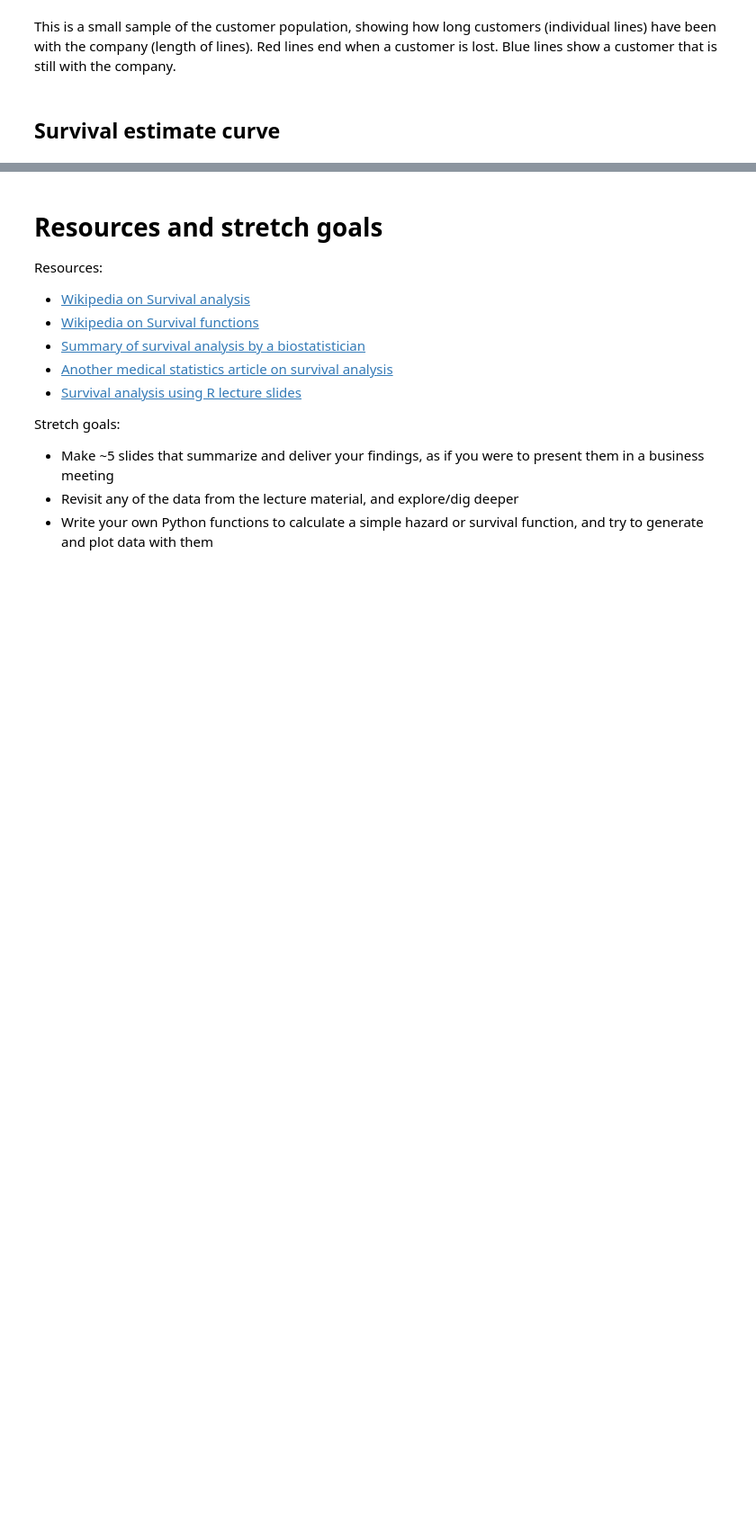
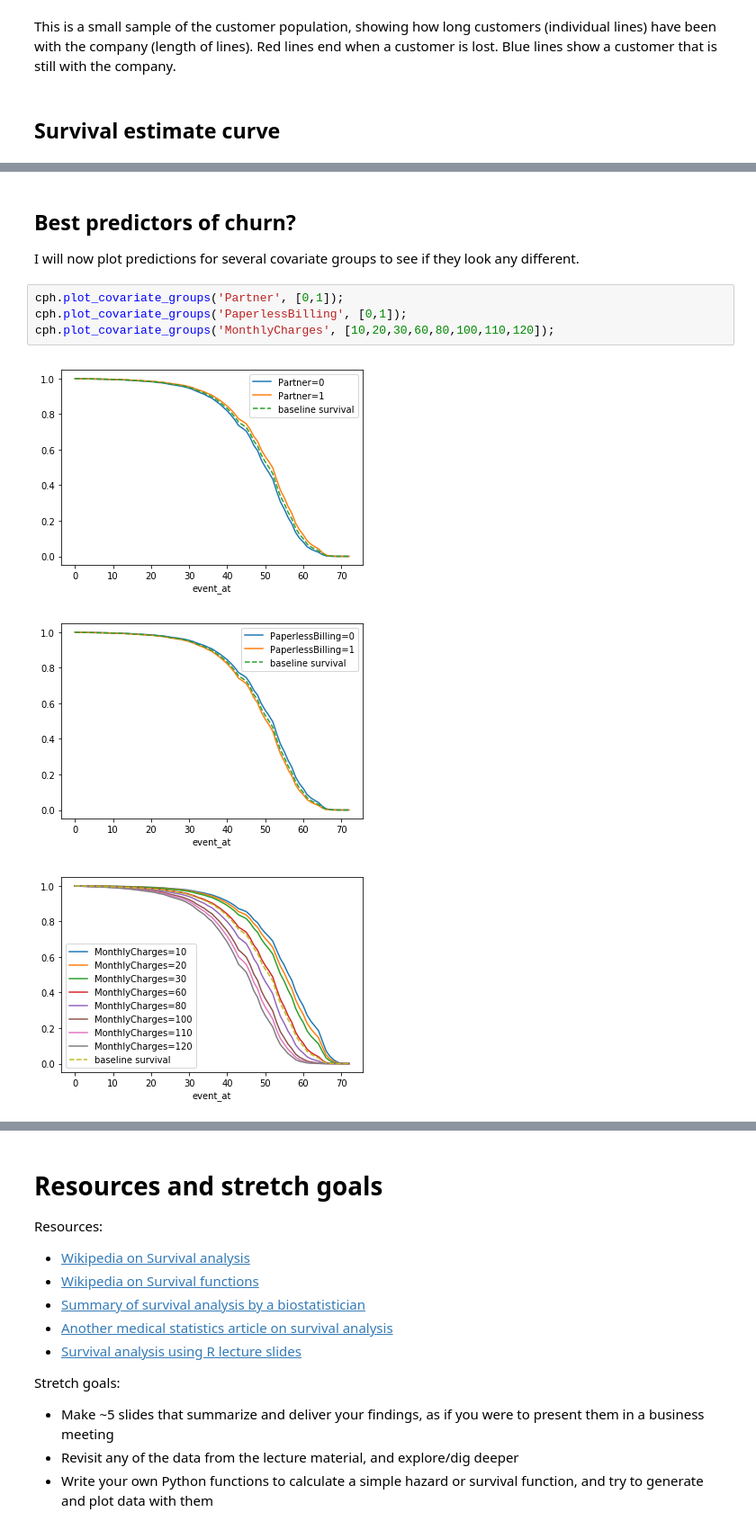
Before and after one commit to bloominstituteoftechnology/DS-Unit-2-Sprint-3-Advanced-Regression, a Jupyter notebook: module2-survival-analysis/LS_DS_232_Survival_Analysis-Assignment.ipynb, the cells around one changed output, grey strips where cells are left out. Shown at 90% size. Cells and saved outputs as stored; diff of their text form; blank space fills up the shorter version.

```diff
--- a/module2-survival-analysis/LS_DS_232_Survival_Analysis-Assignment.ipynb
+++ b/module2-survival-analysis/LS_DS_232_Survival_Analysis-Assignment.ipynb
@@ -132,0 +172,11 @@ Which of the factors are important?
+# %% [markdown]
+## Best predictors of churn?
+I will now plot predictions for several covariate groups to see if they look any different.
+# %%
+cph.plot_covariate_groups('Partner', [0,1]);
+cph.plot_covariate_groups('PaperlessBilling', [0,1]);
+cph.plot_covariate_groups('MonthlyCharges', [10,20,30,60,80,100,110,120]);
+# %% [output]
+[figure, added]
+[figure, added]
+[figure, added]
```
Also changed, not shown: parts of 18 cells of this notebook.
